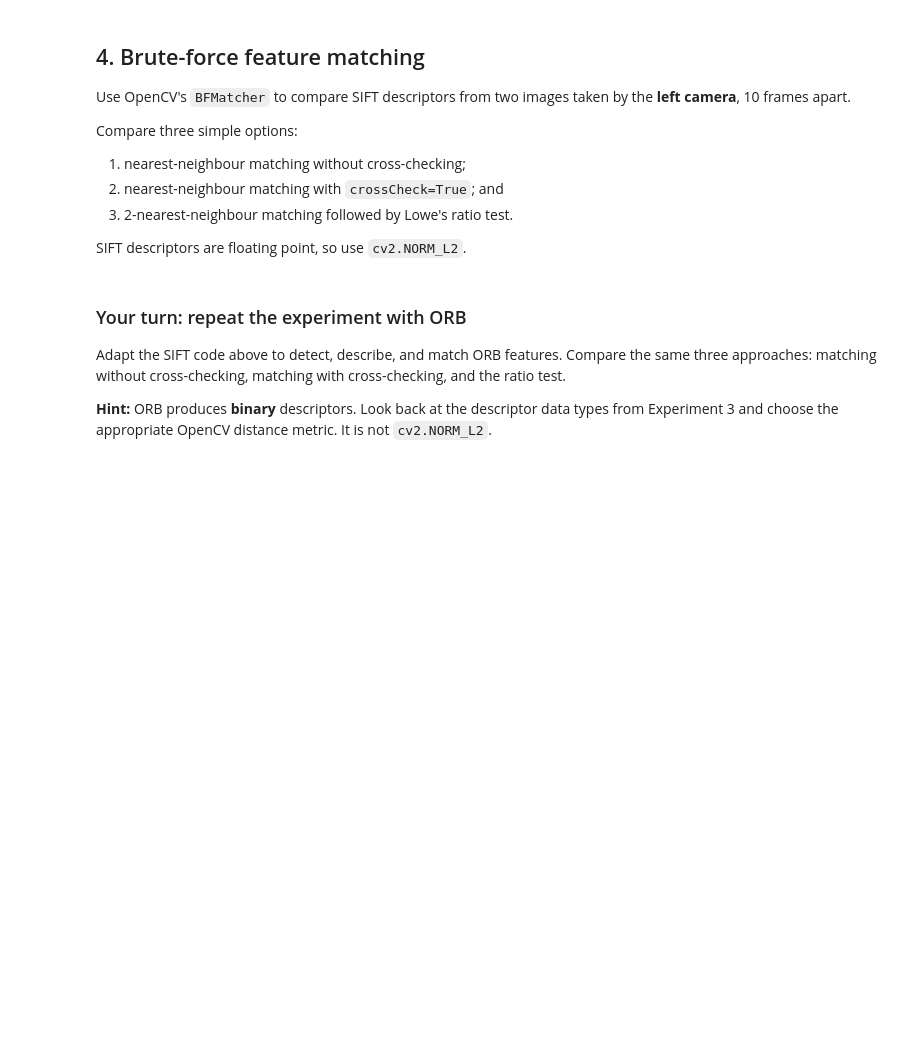
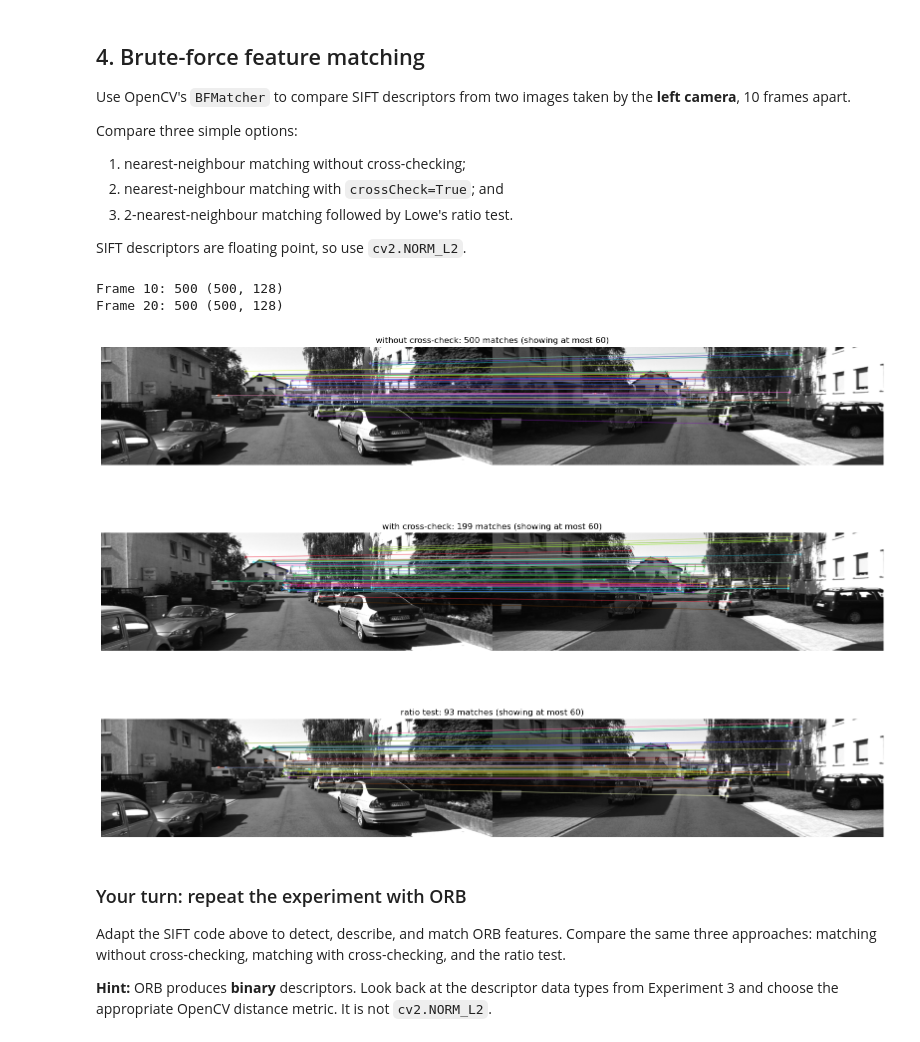
Before and after one commit to PeterLiao2004/enn583, a Jupyter notebook: practicals/Week_02/week-2-features.ipynb, the cells around one changed output. Saved outputs shown, nothing was run; the diff lists cells and outputs as text; code cells hidden in the pictures; blank space fills up the shorter version.

```diff
--- a/practicals/Week_02/week-2-features.ipynb
+++ b/practicals/Week_02/week-2-features.ipynb
@@ -285,17 +328,21 @@ image_1 = left
 
 # YOUR TURN: load the left-camera image from 10 frames later, convert it to grayscale, and store it in `image_2`.
 # Load the left-camera image from 10 frames later.
-# image_2_rgb = ...
-# image_2 = ...
+image_2_rgb = sequence.stereo(FRAME + 10)[0]
+image_2 = cv2.cvtColor(image_2_rgb, cv2.COLOR_RGB2GRAY)
 
 # TODO: Implement this solution.
-pass
+
+# Extract SIFT features
+sift = cv2.SIFT_create(nfeatures=MAX_POINTS)
+
 
 # YOUR TURN: Detect SIFT keypoints and descriptors in both images.
-# kp_1, desc_1 = ...
-# kp_2, desc_2 = ...
-# TODO: Implement this solution.
-pass
+kp_1, desc_1 = sift.detectAndCompute(image_1, None)
+kp_2, desc_2 = sift.detectAndCompute(image_2, None)
+
+print("Frame 10:", len(kp_1), desc_1.shape)
+print("Frame 20:", len(kp_2), desc_2.shape)
 
 # 1. Match each descriptor in image 1 to its nearest descriptor in image 2.
 # this is the Brute Force matcher
@@ -335,33 +382,37 @@ for (best, second_best) in nearest_pairs:
         ratio_matches.append(best)
 
 ratio_matches = sorted(
     ratio_matches, key=lambda match: match.distance
 )
 
 
 
 # now we have three different sets of matches: nearest matches, cross-check matches, and ratio test matches
 match_sets = {
     "without cross-check": nearest_matches,
     "with cross-check": crosscheck_matches,
     "ratio test": ratio_matches,
 }
 
 # Display the three match sets.
 fig, axes = plt.subplots(3, 1, figsize=(16, 12))
 for ax, (name, matches) in zip(axes, match_sets.items()):
     image_with_matches = cv2.drawMatches(
         image_1, kp_1, image_2, kp_2, matches[:60], None,
         flags=cv2.DRAW_MATCHES_FLAGS_NOT_DRAW_SINGLE_POINTS,
     )
     ax.imshow(image_with_matches)
     ax.set_title(
         f"{name}: {len(matches)} matches "
         "(showing at most 60)"
     )
     ax.axis("off")
 
 plt.tight_layout()
+# %% [output]
+Frame 10: 500 (500, 128)
+Frame 20: 500 (500, 128)
+[figure, added]
 # %% [markdown]
 ### Your turn: repeat the experiment with ORB
 
```
Also changed, not shown: parts of 8 cells of this notebook, 1 other file.
